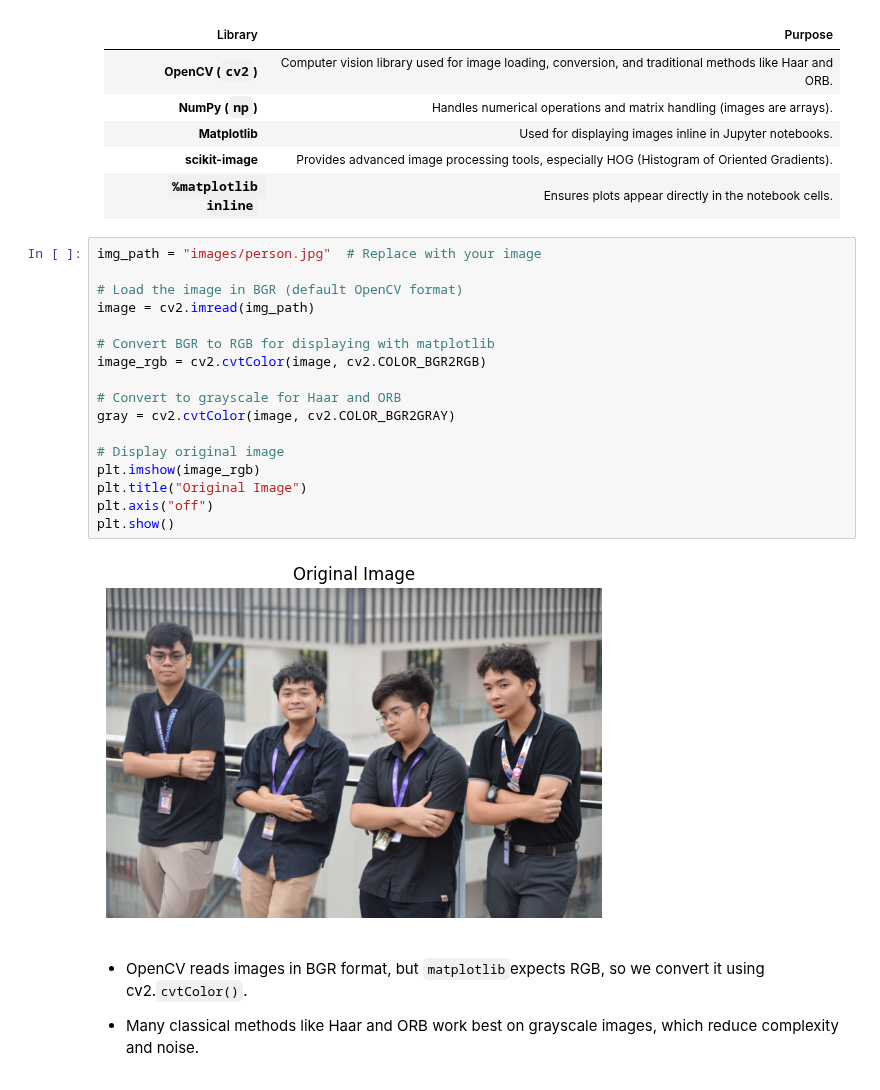
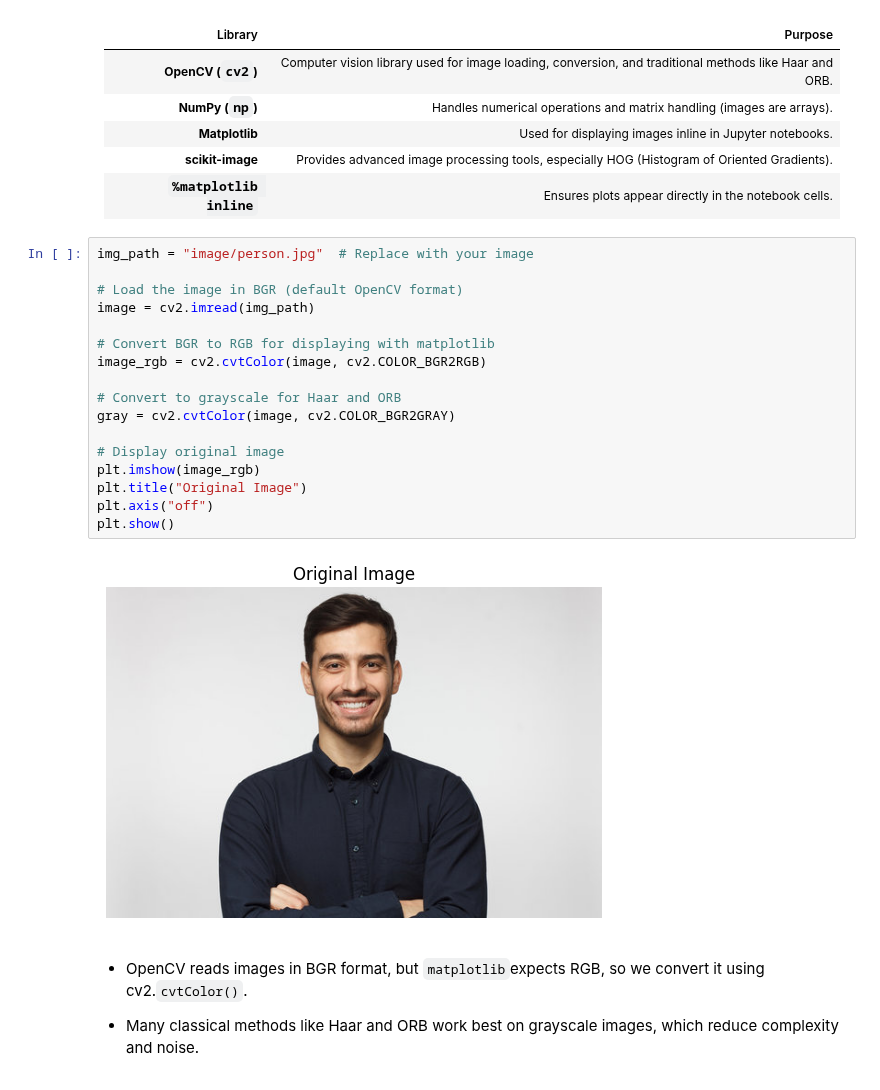
Before and after one commit to aro-wen/deeplearning-for-image-processing, a Jupyter notebook: traditional-image-processing-feature-detectors/feature_detectors.ipynb, the cells around one changed output. Drawn from its saved outputs; the diff is of its cells as text.

```diff
--- a/traditional-image-processing-feature-detectors/feature_detectors.ipynb
+++ b/traditional-image-processing-feature-detectors/feature_detectors.ipynb
@@ -18,24 +18,24 @@ from skimage import color
 | **scikit-image**         | Provides advanced image processing tools, especially HOG (Histogram of Oriented Gradients).            |
 | **`%matplotlib inline`** | Ensures plots appear directly in the notebook cells.                                                   |
 # %%
-img_path = "images/person.jpg"  # Replace with your image
+img_path = "image/person.jpg"  # Replace with your image
 
 # Load the image in BGR (default OpenCV format)
 image = cv2.imread(img_path)
 
 # Convert BGR to RGB for displaying with matplotlib
 image_rgb = cv2.cvtColor(image, cv2.COLOR_BGR2RGB)
 
 # Convert to grayscale for Haar and ORB
 gray = cv2.cvtColor(image, cv2.COLOR_BGR2GRAY)
 
 # Display original image
 plt.imshow(image_rgb)
 plt.title("Original Image")
 plt.axis("off")
 plt.show()
 # %% [output]
-[figure, old version]
+[figure, new version]
 # %% [markdown]
 - OpenCV reads images in BGR format, but `matplotlib`expects RGB, so we convert it using cv2.`cvtColor()`.
 
```
Also changed, not shown: parts of 7 cells of this notebook.
